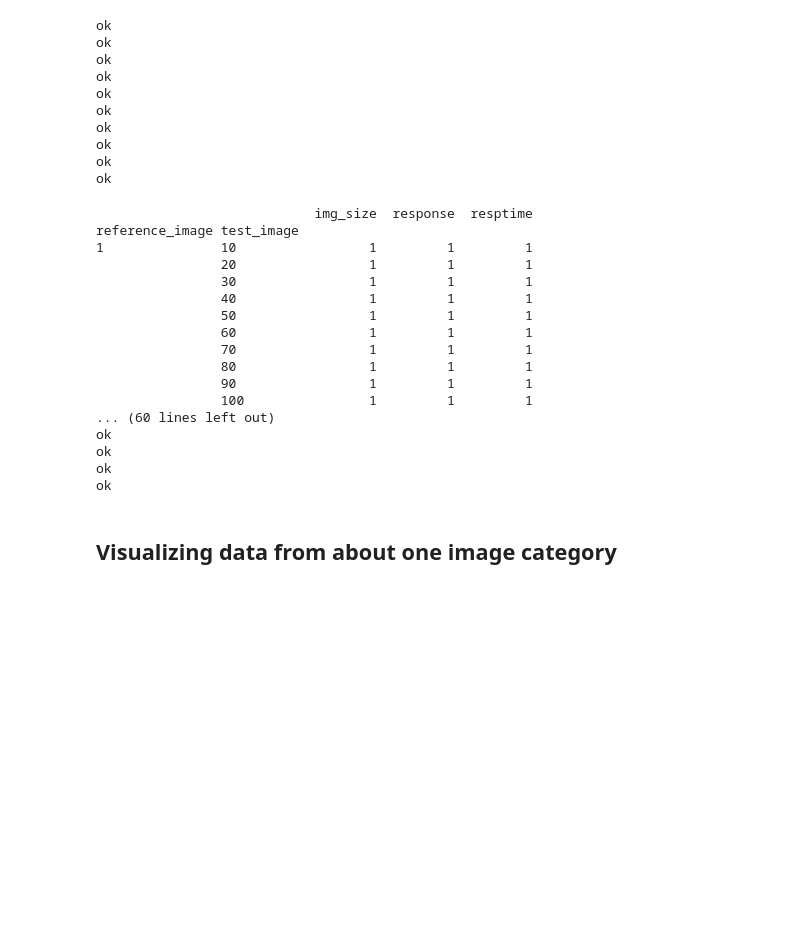
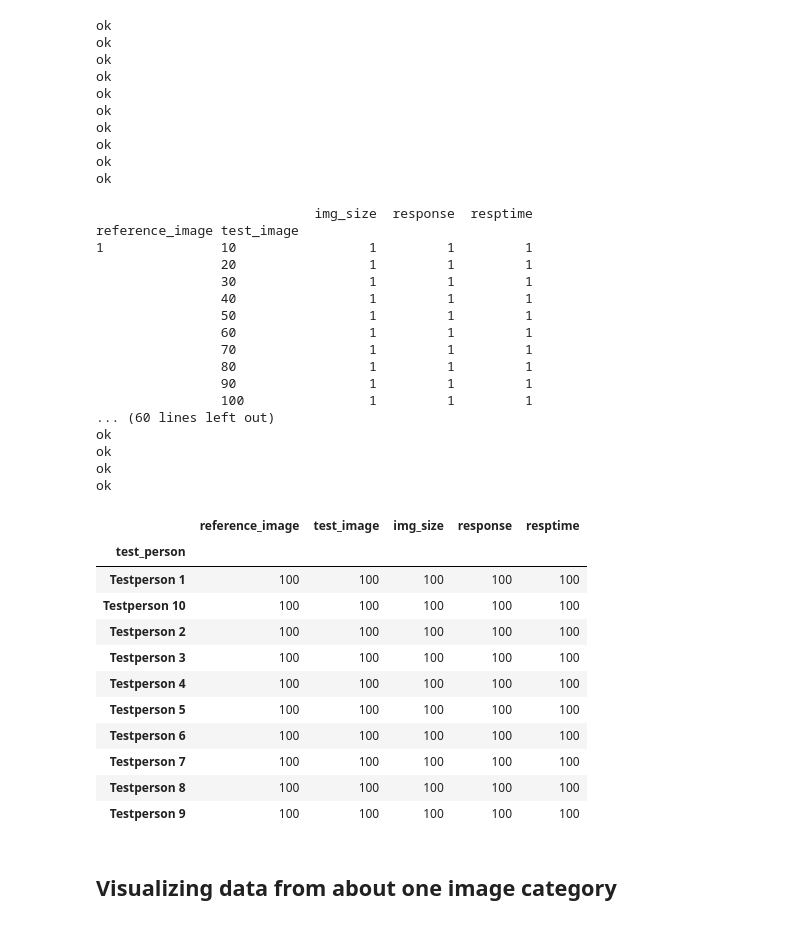
Before and after one commit to dominikth13/project_seminar_visuelle_wahrnehmung, a Jupyter notebook: auswertung.ipynb, the cells around one changed output. Cells and saved outputs as stored; diff of their text form; code cells hidden in the pictures; blank space fills up the shorter version.

```diff
--- a/auswertung.ipynb
+++ b/auswertung.ipynb
@@ -119,32 +125,46 @@ ok
 # %%
 # we expect 10x10=100 different rows of possible reference_image, test_image combinations
 agg1 = data_arr[0].groupby(['reference_image', 'test_image']).count()
 
 print(agg1)
 print(len(agg1))
 
 for data in data_arr:
     if len(agg1) == len(data.groupby(['reference_image', 'test_image']).count()):
         print('ok')
     else:
         print('error')
+
+combined.groupby(['test_person']).count()
 # %% [output]
                             img_size  response  resptime
 reference_image test_image
 1               10                 1         1         1
                 20                 1         1         1
                 30                 1         1         1
                 40                 1         1         1
                 50                 1         1         1
                 60                 1         1         1
                 70                 1         1         1
                 80                 1         1         1
                 90                 1         1         1
                 100                1         1         1
 ... (60 lines left out)
 ok
 ok
 ok
 ok
+|  | reference_image | test_image | img_size | response | resptime |
+| test_person |  |  |  |  |  |
+| Testperson 1 | 100 | 100 | 100 | 100 | 100 |
+| Testperson 10 | 100 | 100 | 100 | 100 | 100 |
+| Testperson 2 | 100 | 100 | 100 | 100 | 100 |
+| Testperson 3 | 100 | 100 | 100 | 100 | 100 |
+| Testperson 4 | 100 | 100 | 100 | 100 | 100 |
+| Testperson 5 | 100 | 100 | 100 | 100 | 100 |
+| Testperson 6 | 100 | 100 | 100 | 100 | 100 |
+| Testperson 7 | 100 | 100 | 100 | 100 | 100 |
+| Testperson 8 | 100 | 100 | 100 | 100 | 100 |
+| Testperson 9 | 100 | 100 | 100 | 100 | 100 |
 # %% [markdown]
 ## Visualizing data from about one image category
```
Also changed, not shown: parts of 7 cells of this notebook, 10 other files.
